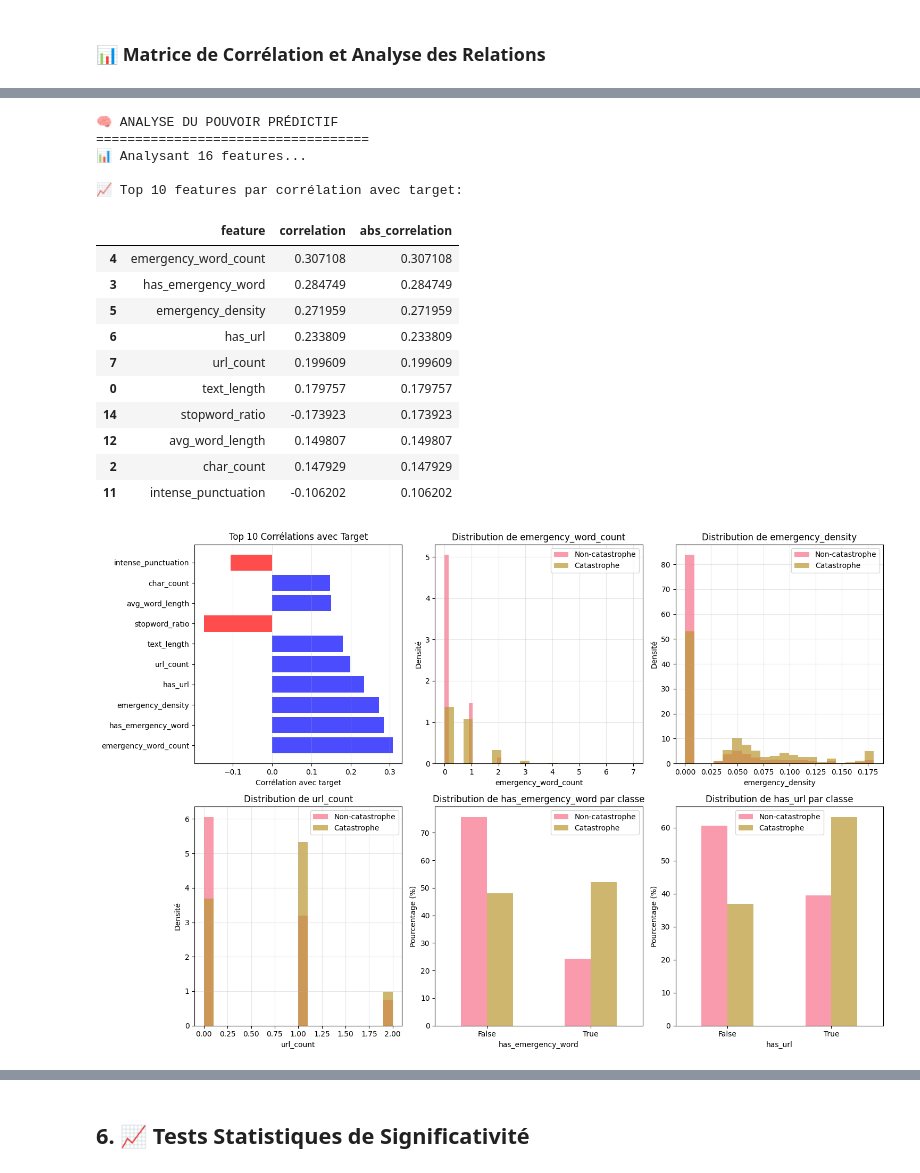
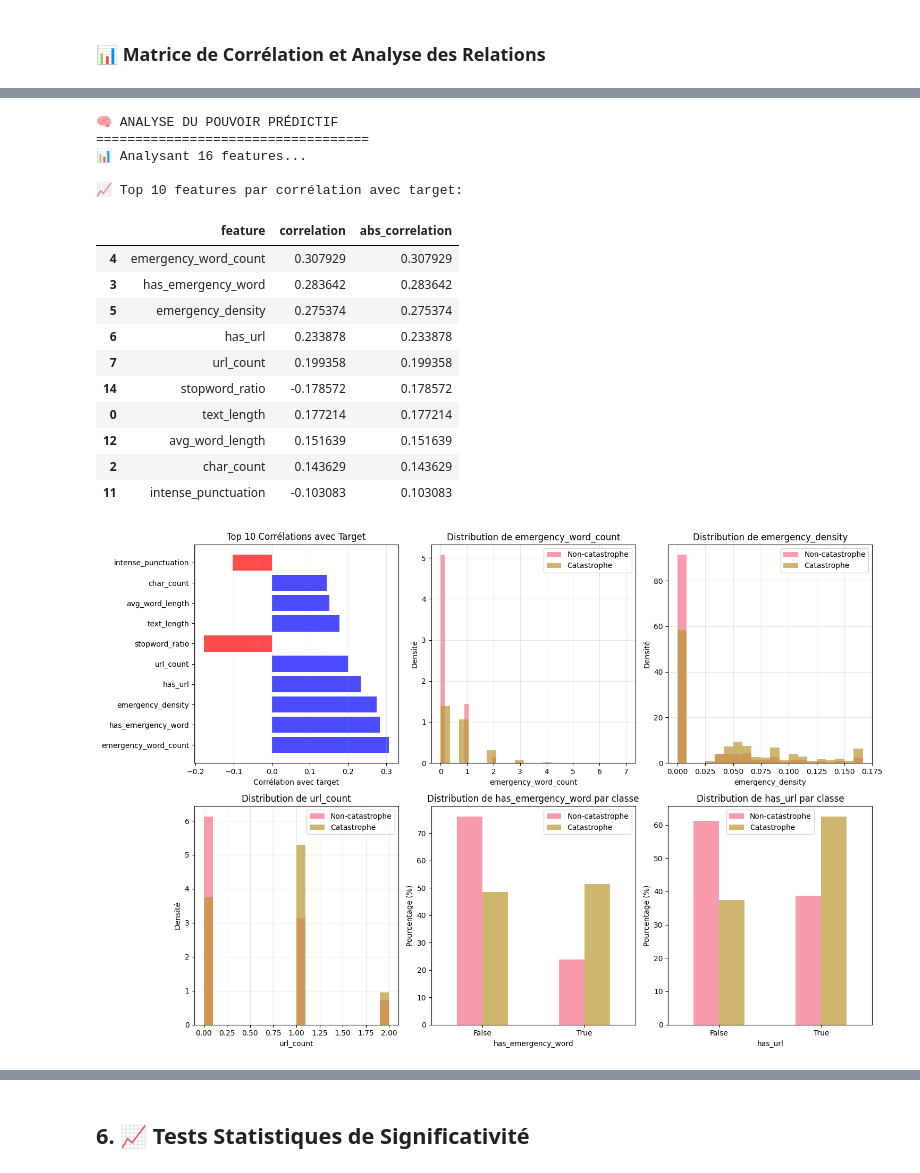
Before and after one commit to pierre-mazard/eye-of-emergency, a Jupyter notebook: notebooks/data_validation.ipynb, the cells around one changed output, grey strips where cells are left out. Saved outputs shown, nothing was run; the diff lists cells and outputs as text; code cells hidden in the pictures.

```diff
--- a/notebooks/data_validation.ipynb
+++ b/notebooks/data_validation.ipynb
@@ -506,8 +599,8 @@ print("📊 MATRICE DE CORRÉLATION ET ANALYSE DES RELATIONS")
 print("=" * 55)
 
 # Préparation des données pour la matrice de corrélation
-feature_cols = [col for col in train_df.columns if col not in ['id', 'keyword', 'target', 'text_cleaned']]
-correlation_data = train_df[feature_cols + ['target']].copy()
+feature_cols = [col for col in train_final.columns if col not in ['id', 'keyword', 'target', 'text_cleaned']]
+correlation_data = train_final[feature_cols + ['target']].copy()
 
 # Calcul de la matrice de corrélation
 correlation_matrix = correlation_data.corr()
@@ -714,11 +807,11 @@ for rec in recommendations_corr:
 print("🧠 ANALYSE DU POUVOIR PRÉDICTIF")
 print("=" * 35)
 
-if 'target' in train_df.columns:
+if 'target' in train_final.columns:
     # Préparation des données pour l'analyse
-    feature_cols = [col for col in train_df.columns if col not in ['id', 'keyword', 'target', 'text_cleaned']]
-    X = train_df[feature_cols]
-    y = train_df['target']
+    feature_cols = [col for col in train_final.columns if col not in ['id', 'keyword', 'target', 'text_cleaned']]
+    X = train_final[feature_cols]
+    y = train_final['target']
 
     print(f"📊 Analysant {len(feature_cols)} features...")
 
@@ -754,13 +847,13 @@ if 'target' in train_df.columns:
     # Distribution des top 5 features par classe (uniquement numériques continues)
     top_numeric_features = []
     for feature in corr_df.head(5)['feature'].tolist():
-        if train_df[feature].nunique() > 2:  # Features continues uniquement
+        if train_final[feature].nunique() > 2:  # Features continues uniquement
             top_numeric_features.append(feature)
 
     for i, feature in enumerate(top_numeric_features[:3], 2):
         plt.subplot(2, 3, i)
         for target_val in [0, 1]:
-            data = train_df[train_df['target'] == target_val][feature]
+            data = train_final[train_final['target'] == target_val][feature]
             label = 'Non-catastrophe' if target_val == 0 else 'Catastrophe'
             plt.hist(data, alpha=0.7, bins=20, label=label, density=True)
         plt.xlabel(feature)
@@ -768,45 +861,45 @@ if 'target' in train_df.columns:
         plt.title(f'Distribution de {feature}')
         plt.legend()
         plt.grid(alpha=0.3)
 
     # Graphiques en barres pour les features booléennes importantes
     bool_features = ['has_emergency_word', 'has_url', 'has_mention']
     for i, feature in enumerate(bool_features, 5):
         if i <= 6:
             plt.subplot(2, 3, i)
             # Créer un tableau de contingence
-            contingency = pd.crosstab(train_df[feature], train_df['target'], normalize='columns') * 100
+            contingency = pd.crosstab(train_final[feature], train_final['target'], normalize='columns') * 100
             contingency.plot(kind='bar', ax=plt.gca(), alpha=0.7)
             plt.title(f'Distribution de {feature} par classe')
             plt.ylabel('Pourcentage (%)')
             plt.xlabel(feature)
             plt.xticks(rotation=0)
             plt.legend(['Non-catastrophe', 'Catastrophe'])
 
     plt.tight_layout()
     plt.show()
 
 else:
     print("⚠️  Pas de colonne target disponible pour l'analyse prédictive")
     corr_df = pd.DataFrame()
 # %% [output]
 🧠 ANALYSE DU POUVOIR PRÉDICTIF
 ===================================
 📊 Analysant 16 features...
 
 📈 Top 10 features par corrélation avec target:
 |  | feature | correlation | abs_correlation |
-| 4 | emergency_word_count | 0.307108 | 0.307108 |
-| 3 | has_emergency_word | 0.284749 | 0.284749 |
-| 5 | emergency_density | 0.271959 | 0.271959 |
-| 6 | has_url | 0.233809 | 0.233809 |
-| 7 | url_count | 0.199609 | 0.199609 |
-| 0 | text_length | 0.179757 | 0.179757 |
-| 14 | stopword_ratio | -0.173923 | 0.173923 |
-| 12 | avg_word_length | 0.149807 | 0.149807 |
-| 2 | char_count | 0.147929 | 0.147929 |
-| 11 | intense_punctuation | -0.106202 | 0.106202 |
+| 4 | emergency_word_count | 0.307929 | 0.307929 |
+| 3 | has_emergency_word | 0.283642 | 0.283642 |
+| 5 | emergency_density | 0.275374 | 0.275374 |
+| 6 | has_url | 0.233878 | 0.233878 |
+| 7 | url_count | 0.199358 | 0.199358 |
+| 14 | stopword_ratio | -0.178572 | 0.178572 |
+| 0 | text_length | 0.177214 | 0.177214 |
+| 12 | avg_word_length | 0.151639 | 0.151639 |
+| 2 | char_count | 0.143629 | 0.143629 |
+| 11 | intense_punctuation | -0.103083 | 0.103083 |
-[figure, old version]
+[figure, new version]
 # %%
 # Identification précise des features problématiques à supprimer
 print("🎯 IDENTIFICATION DES FEATURES À SUPPRIMER POUR V3 AMÉLIORÉE")
```
Also changed, not shown: parts of 16 cells of this notebook, 26 other files.
